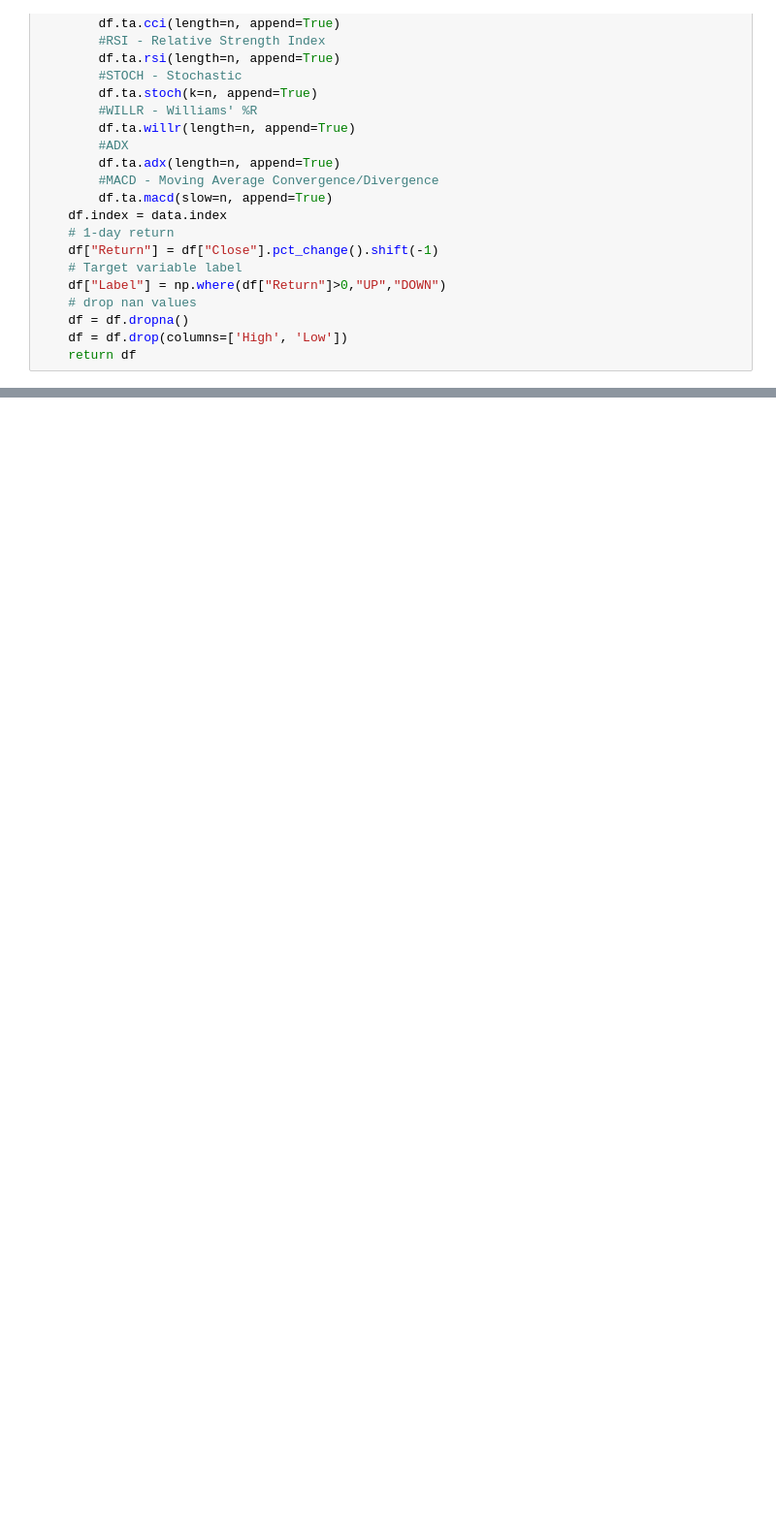
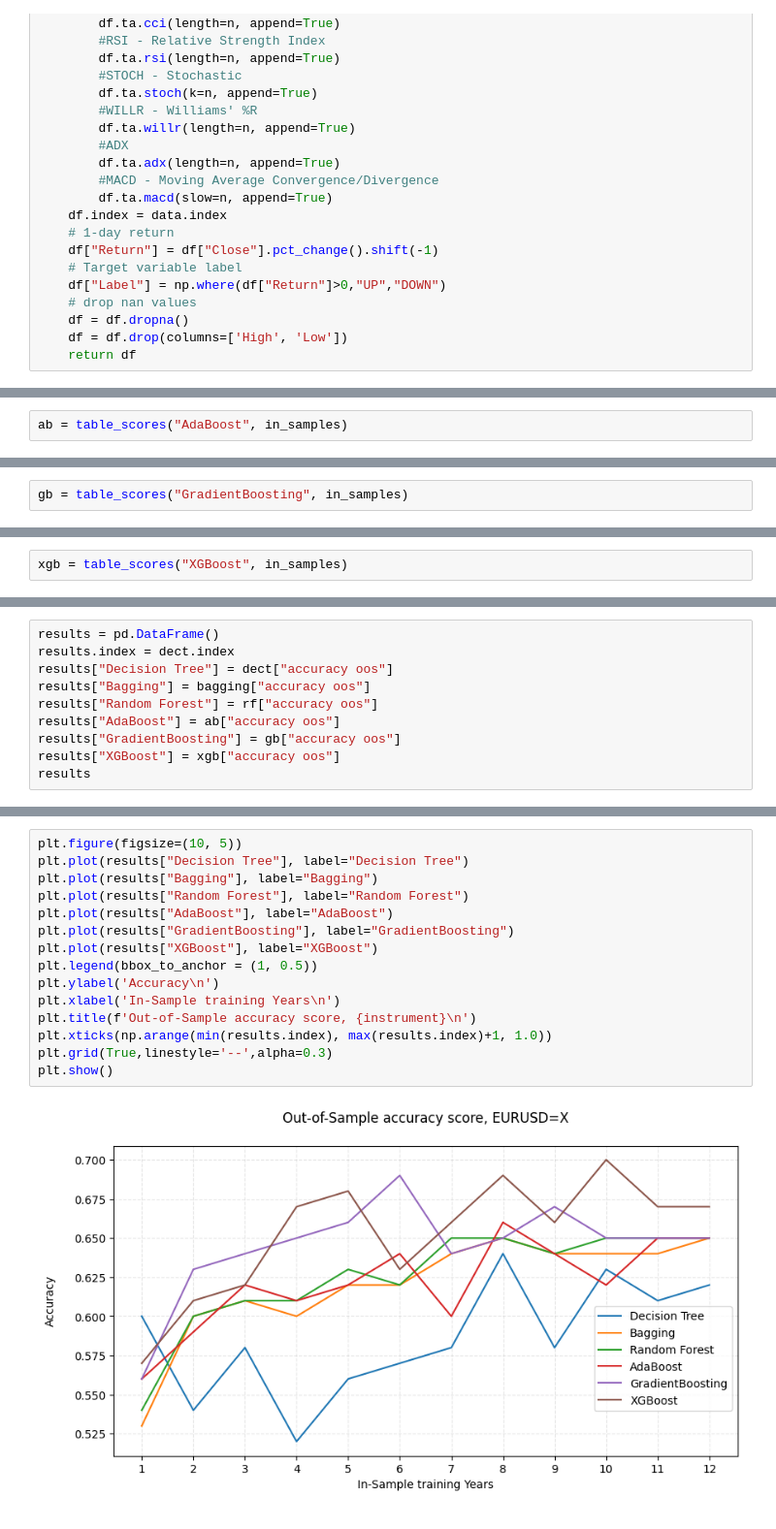
Before and after one commit to manuzrpEd/DecisionTrees_EnsembleLearning_FX, a Jupyter notebook: SuvervisedLearningForexTrading.ipynb, the cells around one changed output, grey strips where cells are left out. Shown: that part at 97% size. Cells and saved outputs as stored; diff of their text form; blank space fills up the shorter version.

```diff
--- a/SuvervisedLearningForexTrading.ipynb
+++ b/SuvervisedLearningForexTrading.ipynb
@@ -787,0 +228,2 @@ plt.show()
+# %%
+ab = table_scores("AdaBoost", in_samples)
@@ -787,0 +243,2 @@ plt.show()
+# %%
+gb = table_scores("GradientBoosting", in_samples)
@@ -787,0 +258,2 @@ plt.show()
+# %%
+xgb = table_scores("XGBoost", in_samples)
@@ -787,0 +275,10 @@ plt.show()
+# %%
+results = pd.DataFrame()
+results.index = dect.index
+results["Decision Tree"] = dect["accuracy oos"]
+results["Bagging"] = bagging["accuracy oos"]
+results["Random Forest"] = rf["accuracy oos"]
+results["AdaBoost"] = ab["accuracy oos"]
+results["GradientBoosting"] = gb["accuracy oos"]
+results["XGBoost"] = xgb["accuracy oos"]
+results
@@ -787,0 +300,17 @@ plt.show()
+# %%
+plt.figure(figsize=(10, 5))
+plt.plot(results["Decision Tree"], label="Decision Tree")
+plt.plot(results["Bagging"], label="Bagging")
+plt.plot(results["Random Forest"], label="Random Forest")
+plt.plot(results["AdaBoost"], label="AdaBoost")
+plt.plot(results["GradientBoosting"], label="GradientBoosting")
+plt.plot(results["XGBoost"], label="XGBoost")
+plt.legend(bbox_to_anchor = (1, 0.5))
+plt.ylabel('Accuracy\n')
+plt.xlabel('In-Sample training Years\n')
+plt.title(f'Out-of-Sample accuracy score, {instrument}\n')
+plt.xticks(np.arange(min(results.index), max(results.index)+1, 1.0))
+plt.grid(True,linestyle='--',alpha=0.3)
+plt.show()
+# %% [output]
+[figure, added]
```
Also changed, not shown: parts of 50 cells of this notebook, 5 other files.
